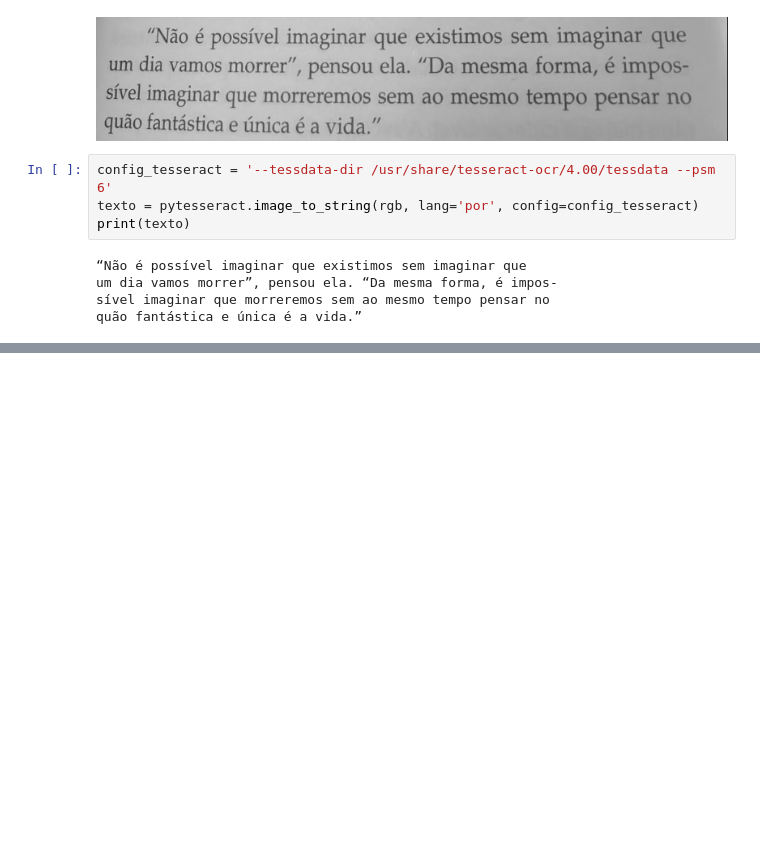
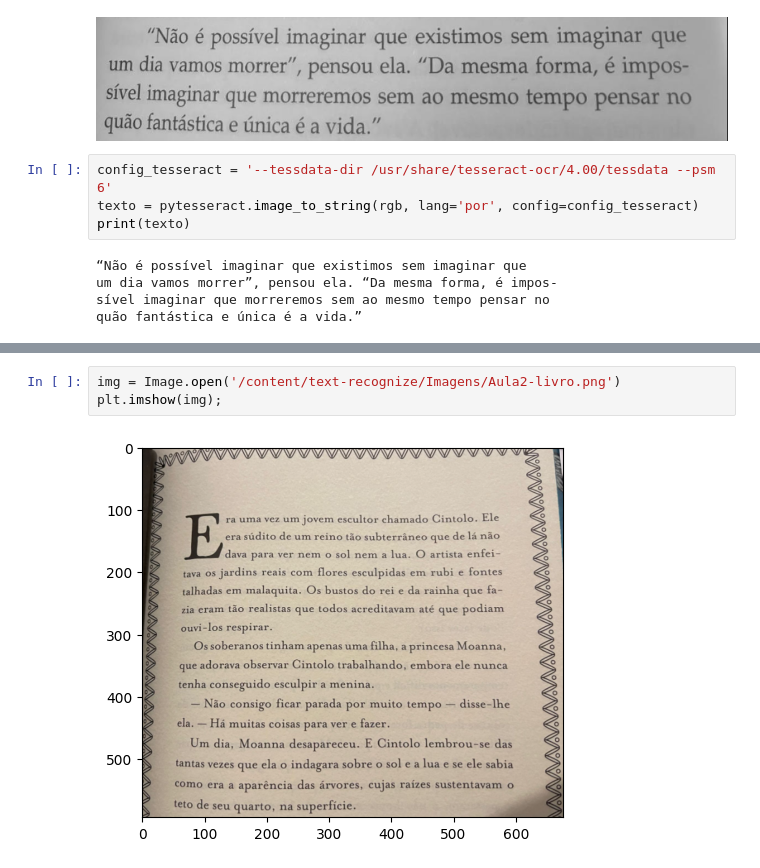
Before and after one commit to thiiagofernando/ocr_opencv_python, a Jupyter notebook: Curso_Visual_Computacional_OCR_OpenCv.ipynb, the cells around one changed output, grey strips where cells are left out. Cells and saved outputs as stored; diff of their text form; blank space fills up the shorter version.

```diff
--- a/Curso_Visual_Computacional_OCR_OpenCv.ipynb
+++ b/Curso_Visual_Computacional_OCR_OpenCv.ipynb
@@ -116,0 +163,5 @@ quão fantástica e única é a vida.”
+# %%
+img = Image.open('/content/text-recognize/Imagens/Aula2-livro.png')
+plt.imshow(img);
+# %% [output]
+[figure, added]
```
Also changed, not shown: parts of 8 cells of this notebook.
